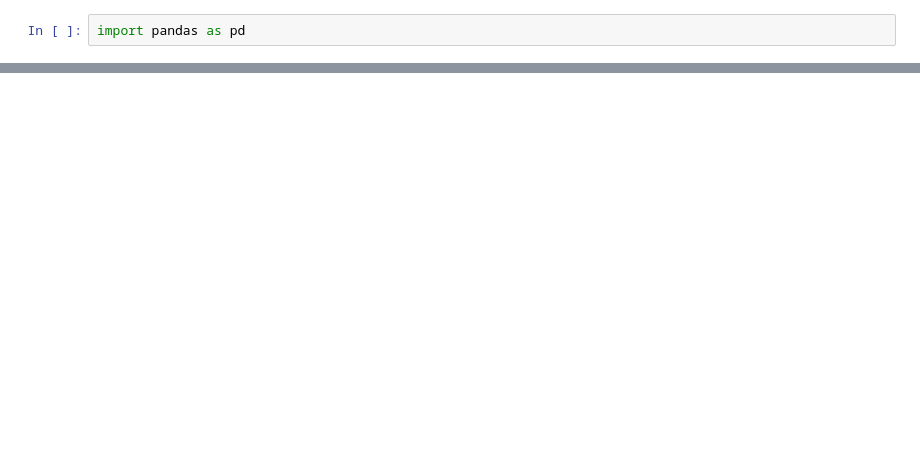
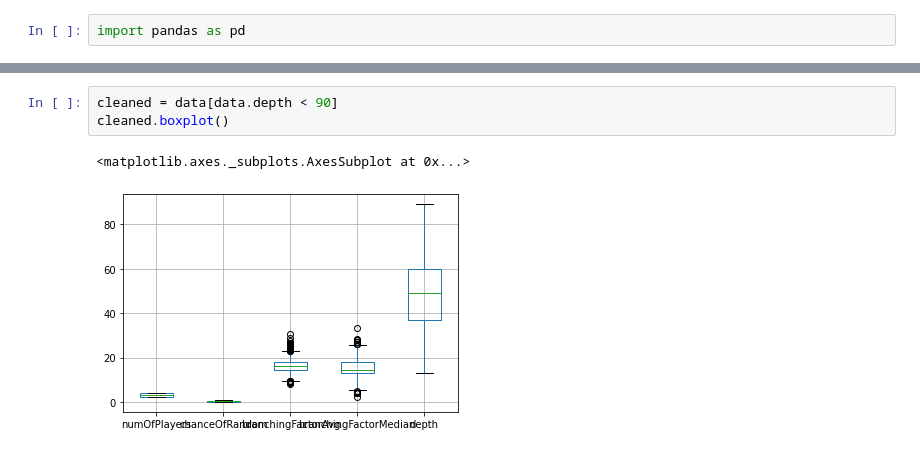
Before and after one commit to hd-code/chameleon-chess-ai, a Jupyter notebook: notebooks/branching-factor-and-depth.ipynb, the cells around one changed output, grey strips where cells are left out. Drawn from its saved outputs; the diff is of its cells as text; blank space fills up the shorter version.

```diff
--- a/notebooks/branching-factor-and-depth.ipynb
+++ b/notebooks/branching-factor-and-depth.ipynb
@@ -127,0 +54,6 @@ Chameleon Chess has a high complexity spanning from $10^{25}$ for a two player g
+# %%
+cleaned = data[data.depth < 90]
+cleaned.boxplot()
+# %% [output]
+<matplotlib.axes._subplots.AxesSubplot at 0x...>
+[figure, added]
```
Also changed, not shown: parts of 19 cells of this notebook, 1 other file.
